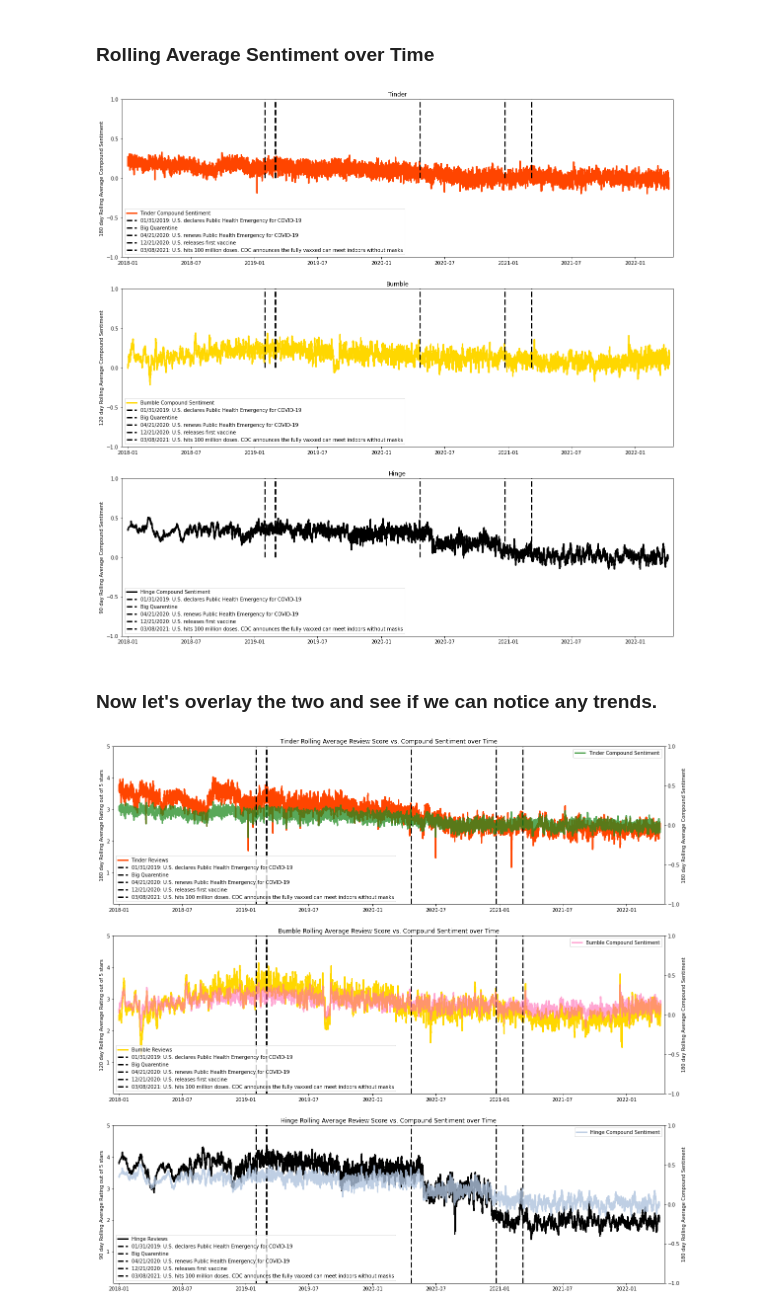
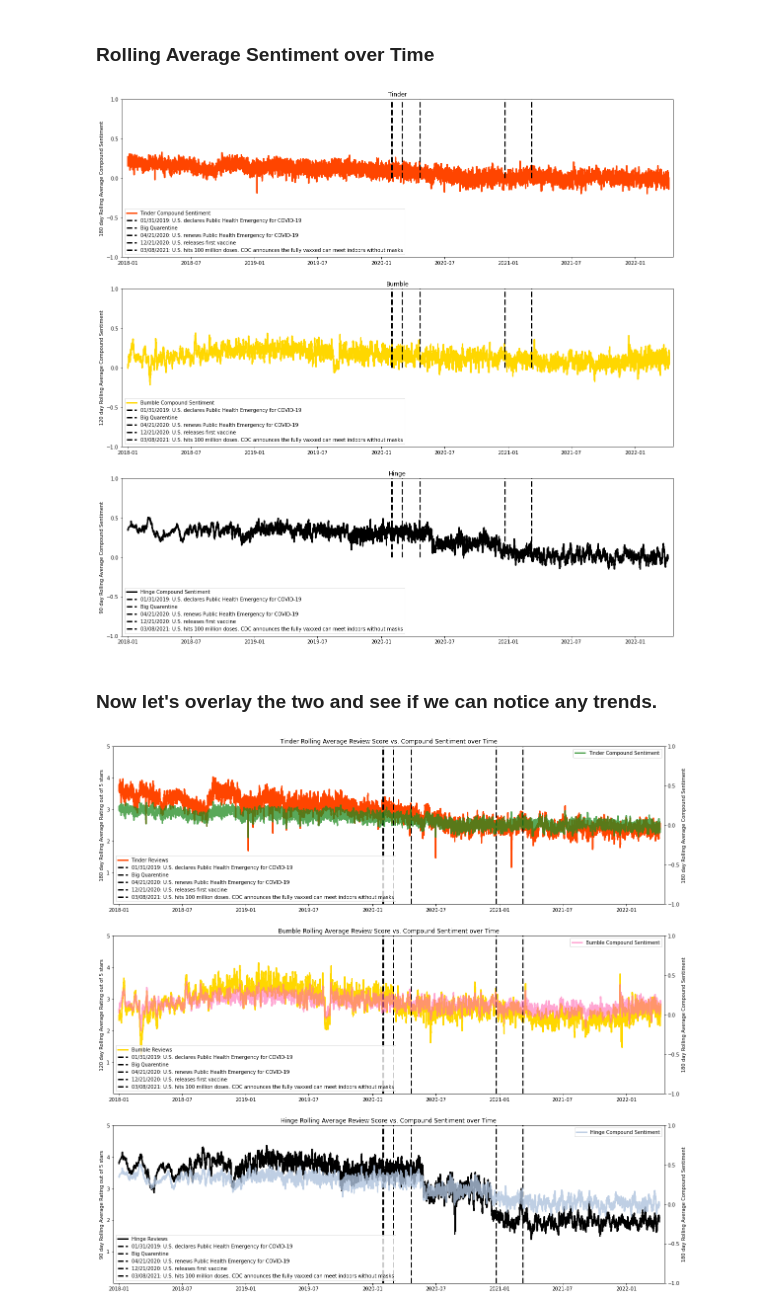
Before and after one commit to johnrh3/ACE_592_Dating_Sim, a Jupyter notebook: Sentiment_Analysis/Sentiment_Over_Time.ipynb, the cells around one changed output. Saved outputs shown, nothing was run; the diff lists cells and outputs as text; code cells hidden in the pictures.

Commit message:
fixed a bug with graph dates

```diff
--- a/Sentiment_Analysis/Sentiment_Over_Time.ipynb
+++ b/Sentiment_Analysis/Sentiment_Over_Time.ipynb
@@ -104,8 +104,8 @@ axs[2].set_xlim(np.datetime64("2017-12-15 00:00:00+00:00"), np.datetime64("2022-
 #important dates
 
 #vertical lines dates
-x1 = np.datetime64("2019-01-31 00:00:00+00:00")
-q = np.datetime64("2019-03-01 00:00:00+00:00")
+x1 = np.datetime64("2020-01-31 00:00:00+00:00")
+q = np.datetime64("2020-03-01 00:00:00+00:00")
 x2 = np.datetime64("2020-04-21 00:00:00+00:00")
 x3 = np.datetime64("2020-12-21 00:00:00+00:00")
 x4 = np.datetime64("2021-03-08 00:00:00+00:00")
@@ -157,7 +157,7 @@ axs[1].legend(loc="lower left")
 axs[2].legend(loc="lower left")
 plt.show()
 # %% [output]
-[figure, old version]
+[figure, new version]
 # %% [markdown]
 ### Now let's overlay the two and see if we can notice any trends.
 # %%
@@ -229,8 +229,8 @@ ax2.legend(loc="upper right")
 #important dates
 
 #vertical lines dates
-x1 = np.datetime64("2019-01-31 00:00:00+00:00")
-q = np.datetime64("2019-03-01 00:00:00+00:00")
+x1 = np.datetime64("2020-01-31 00:00:00+00:00")
+q = np.datetime64("2020-03-01 00:00:00+00:00")
 x2 = np.datetime64("2020-04-21 00:00:00+00:00")
 x3 = np.datetime64("2020-12-21 00:00:00+00:00")
 x4 = np.datetime64("2021-03-08 00:00:00+00:00")
@@ -255,31 +255,31 @@ axs[2].vlines(q, 0, 80, colors='black', label="Big Quarentine",lw=3,
 #renewed emergency call
 axs[0].vlines(x2, 0, 80, colors='black', label="04/21/2020: U.S. renews Public Health Emergency for COVID-19",lw=3,
               linestyles='dashed')
 axs[1].vlines(x2, 0, 80, colors='black', label="04/21/2020: U.S. renews Public Health Emergency for COVID-19",lw=3,
               linestyles='dashed')
 axs[2].vlines(x2, 0, 80, colors='black', label="04/21/2020: U.S. renews Public Health Emergency for COVID-19",lw=3,
               linestyles='dashed')
 
 #vaccines drop first doses
 axs[0].vlines(x3, 0, 80, colors='black', label="12/21/2020: U.S. releases first vaccine",lw=3,
               linestyles='dashed')
 axs[1].vlines(x3, 0, 80, colors='black', label="12/21/2020: U.S. releases first vaccine",lw=3,
               linestyles='dashed')
 axs[2].vlines(x3, 0, 80, colors='black', label="12/21/2020: U.S. releases first vaccine",lw=3,
               linestyles='dashed')
 
 #CDC announces fully vaxxed can meet inside without masks
 axs[0].vlines(x4, 0, 80, colors='black', label="03/08/2021: U.S. hits 100 million doses. CDC announces the fully vaxxed can meet indoors without masks",lw=3,
               linestyles='dashed')
 axs[1].vlines(x4, 0, 80, colors='black', label="03/08/2021: U.S. hits 100 million doses. CDC announces the fully vaxxed can meet indoors without masks",lw=3,
               linestyles='dashed')
 axs[2].vlines(x4, 0, 80, colors='black', label="03/08/2021: U.S. hits 100 million doses. CDC announces the fully vaxxed can meet indoors without masks",lw=3,
               linestyles='dashed')
 
 
 axs[0].legend(loc="lower left")
 axs[1].legend(loc="lower left")
 axs[2].legend(loc="lower left")
 plt.show()
 # %% [output]
-[figure, old version]
+[figure, new version]
```
